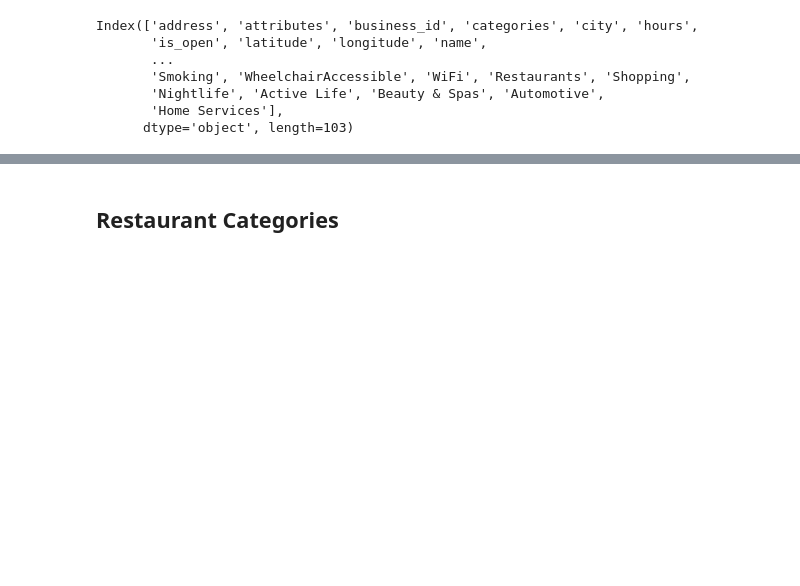
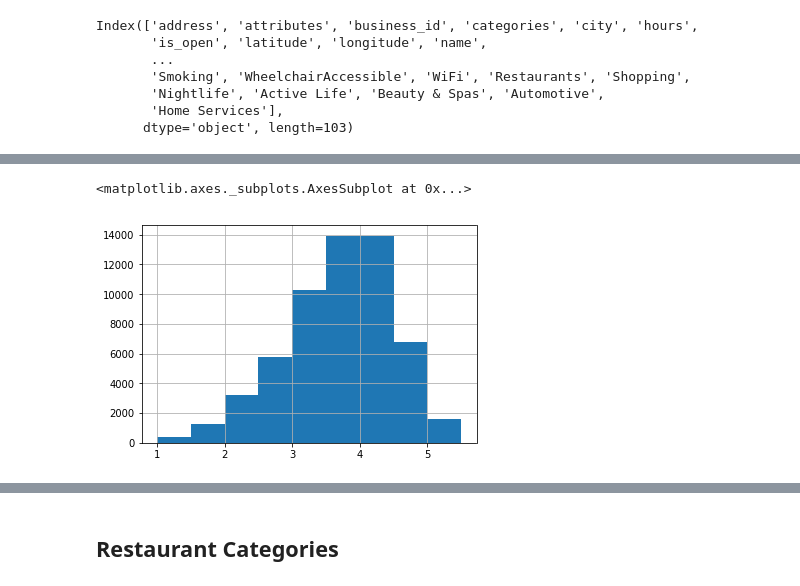
Before and after one commit to mkeisenbach/yelp-analysis, a Jupyter notebook: Question1.ipynb, the cells around one changed output, grey strips where cells are left out. Cells and saved outputs as stored; diff of their text form; code cells hidden in the pictures; blank space fills up the shorter version.

```diff
--- a/Question1.ipynb
+++ b/Question1.ipynb
@@ -48,0 +104,5 @@ business_df.stars.groupby(business_df.main_cats).mean().sort_values(ascending=Fa
+# %%
+restaurants_df.stars.hist(bins=[1, 1.5, 2, 2.5, 3, 3.5, 4, 4.5, 5, 5.5])
+# %% [output]
+<matplotlib.axes._subplots.AxesSubplot at 0x...>
+[figure, added]
```
Also changed, not shown: parts of 29 cells of this notebook, 3 other files.
